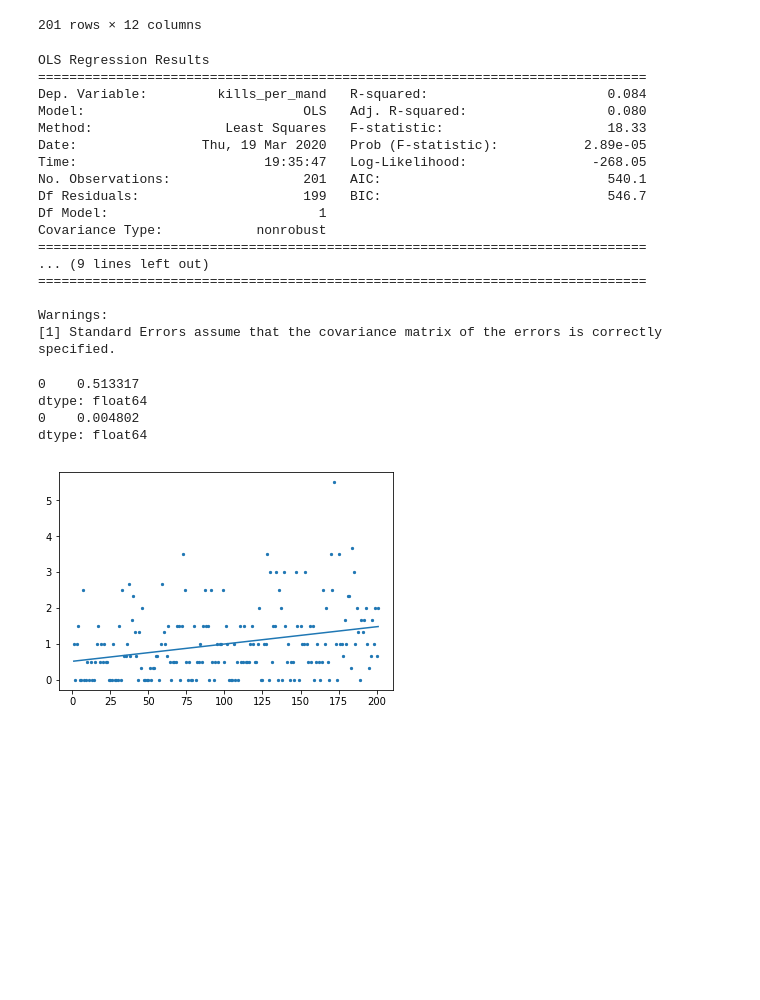
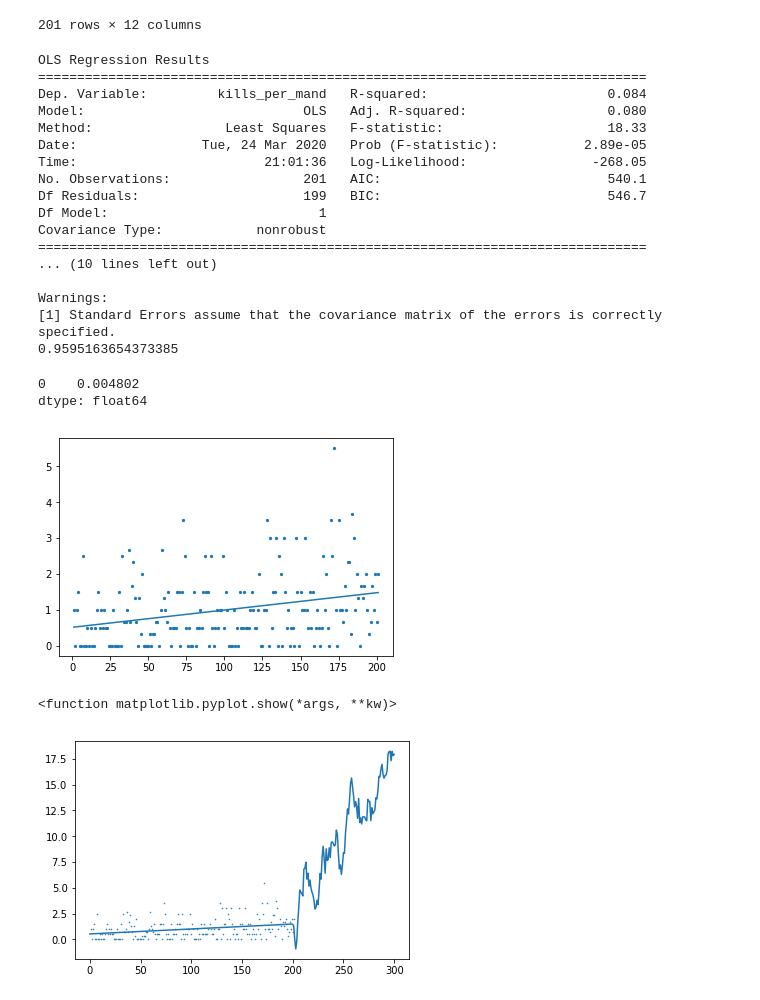
Before and after one commit to Holger-Harmsen/Harmsen_Repo, a Jupyter notebook: PUBG/Analysis.ipynb, the cells around one changed output. Cells and saved outputs as stored; diff of their text form; code cells hidden in the pictures; blank space fills up the shorter version.

```diff
--- a/PUBG/Analysis.ipynb
+++ b/PUBG/Analysis.ipynb
@@ -78,24 +78,25 @@ model = sm.OLS(data['kills_per_mand'],X)
 results = model.fit()
 results.params
 print(results.summary())
+print(np.std(data['kills_per_mand']))
 # %% [output]
 OLS Regression Results
 ==============================================================================
 Dep. Variable:         kills_per_mand   R-squared:                       0.084
 Model:                            OLS   Adj. R-squared:                  0.080
 Method:                 Least Squares   F-statistic:                     18.33
-Date:                Thu, 19 Mar 2020   Prob (F-statistic):           2.89e-05
-Time:                        19:35:47   Log-Likelihood:                -268.05
+Date:                Tue, 24 Mar 2020   Prob (F-statistic):           2.89e-05
+Time:                        21:01:36   Log-Likelihood:                -268.05
 No. Observations:                 201   AIC:                             540.1
 Df Residuals:                     199   BIC:                             546.7
 Df Model:                           1
 Covariance Type:            nonrobust
 ==============================================================================
-... (9 lines left out)
-==============================================================================
+... (10 lines left out)
 
 Warnings:
 [1] Standard Errors assume that the covariance matrix of the errors is correctly specified.
+0.9595163654373385
 # %%
 #Prøver at lave OLS manuelt:
 
@@ -134,14 +135,55 @@ data['OLS'] = 0.004820*data['spil'] + 0.513317
 plt.scatter(data['spil'],data['kills_per_mand'], s=5)
 plt.plot(data['spil'],data['OLS'])
 plt.show
-print(beta_0)
 print(beta_1)
 # %% [output]
-0    0.513317
-dtype: float64
 0    0.004802
 dtype: float64
 [figure]
+# %%
+#Lav udvidelse med Slutzky-simulering med stød. Lav 100 simulationer og fremskriv.
+#Opstiller model med støddets middelværdi 0, og std.afv. lig regressionens standardafvigelse på spil - så de udsving fortsætter.
+def ingen_stød(beta_0,beta_1,x):
+    return beta_0 + beta_1*x
+
+def stød(beta_0,beta_1,x,s):
+    s = np.random.normal(loc=0,scale=0.95,size=None)
+    return beta_0 + beta_1*x + s
+
+#Laver liste med al data (OLS plus fremskrivning)
+liste = []
+nyliste = []
+for i in range(1,201):
+    liste.append(ingen_stød(beta_0,beta_1,i))
+    nyliste.append(ingen_stød(beta_0,beta_1,i))
+for i in range(202,303):
+        s = np.random.normal(loc=0,scale=0.001,size=None)
+        liste.append(stød(beta_0,beta_1,i,s))
+fremskrivning_x = pd.DataFrame(range(0,301))
+fremskrivning_y = pd.DataFrame(liste)
+
+
+#Fremskriver adderet:
+random = np.random.normal(loc=0,scale=0.95,size=101)
+liste1 = pd.DataFrame(np.cumsum(random))
+mellem = []
+for i in range(202,303):
+        mellem.append(ingen_stød(beta_0,beta_1,i))
+liste2 = pd.DataFrame(mellem)
+
+#Har nu to lister, som skal i rækkefølge; randomliste og pdnyliste
+randomliste = liste1 + liste2
+pdnyliste = pd.DataFrame(nyliste)
+
+RandomWalk = pdnyliste.append(randomliste, ignore_index=True)
+
+plt.scatter(data['spil'],data['kills_per_mand'],s=0.3)
+plt.plot(RandomWalk)
+plt.savefig('Fremskrivning.pdf')
+plt.show
+# %% [output]
+<function matplotlib.pyplot.show(*args, **kw)>
+[figure, added]
 # %%
 from matplotlib.lines import Line2D
 import matplotlib.patches as mpatches
```
Also changed, not shown: parts of 2 cells of this notebook, 2 other files.
